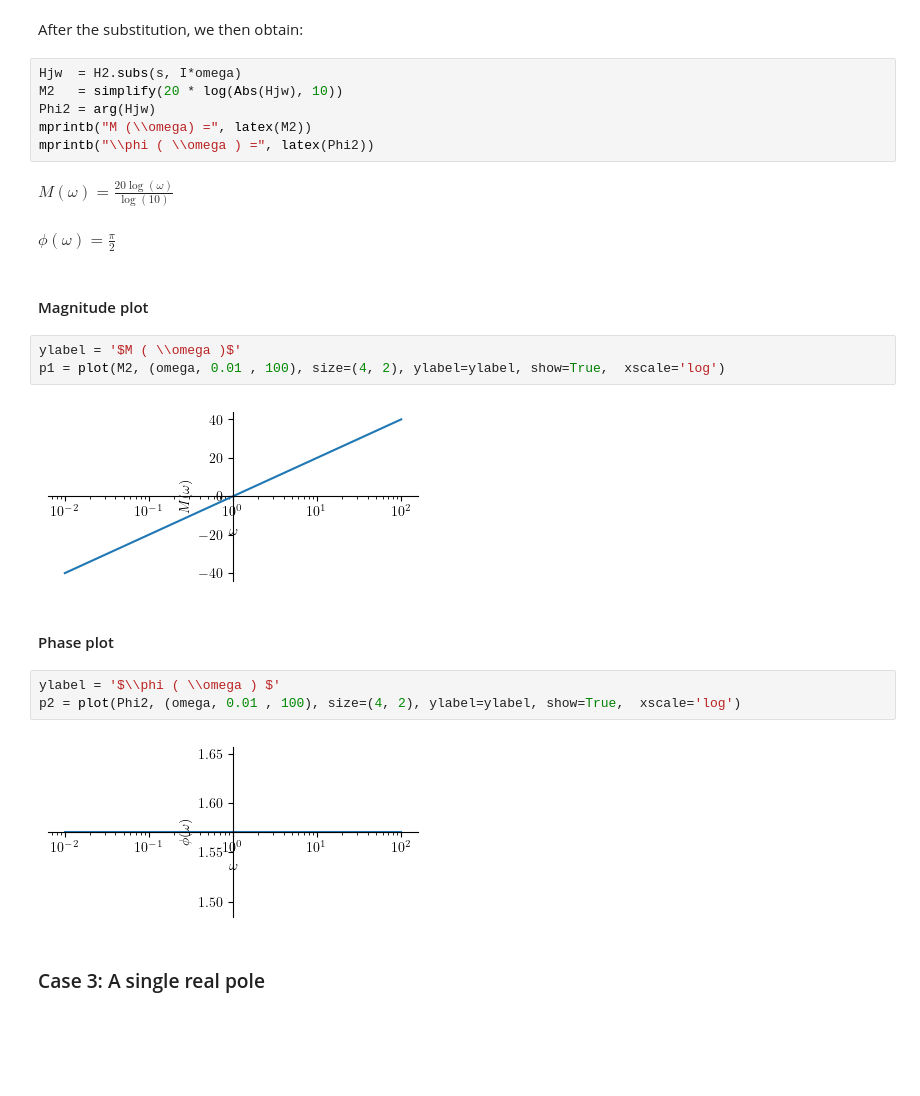
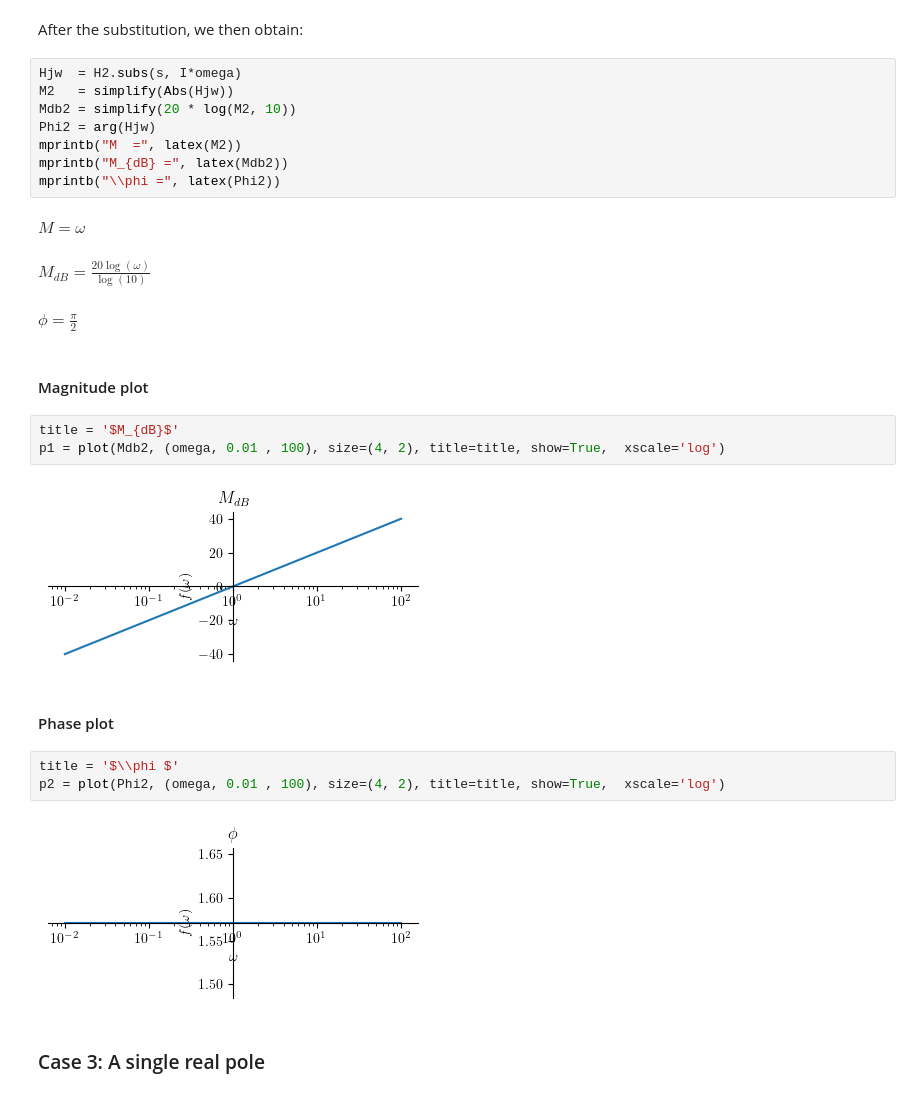
Before and after one commit to auralius/control-systems-with-sympy, a Jupyter notebook: _sources/bode-plot.ipynb, the cells around one changed output. Saved outputs shown, nothing was run; the diff lists cells and outputs as text; blank space fills up the shorter version.

```diff
--- a/_sources/bode-plot.ipynb
+++ b/_sources/bode-plot.ipynb
@@ -83,27 +87,30 @@ $\displaystyle H(s)=s$
 After the substitution, we then obtain:
 # %%
 Hjw  = H2.subs(s, I*omega)
-M2   = simplify(20 * log(Abs(Hjw), 10))
+M2   = simplify(Abs(Hjw))
+Mdb2 = simplify(20 * log(M2, 10))
 Phi2 = arg(Hjw)
-mprintb("M (\\omega) =", latex(M2))
-mprintb("\\phi ( \\omega ) =", latex(Phi2))
+mprintb("M  =", latex(M2))
+mprintb("M_{dB} =", latex(Mdb2))
+mprintb("\\phi =", latex(Phi2))
 # %% [output]
-$\displaystyle \boxed{M (\omega) =\frac{20 \log{\left(\omega \right)}}{\log{\left(10 \right)}}}$
+$\displaystyle \boxed{M  =\omega}$
-$\displaystyle \boxed{\phi ( \omega ) =\frac{\pi}{2}}$
+$\displaystyle \boxed{M_{dB} =\frac{20 \log{\left(\omega \right)}}{\log{\left(10 \right)}}}$
+$\displaystyle \boxed{\phi =\frac{\pi}{2}}$
 # %% [markdown]
 #### Magnitude plot
 # %%
-ylabel = '$M ( \\omega )$'
-p1 = plot(M2, (omega, 0.01 , 100), size=(4, 2), ylabel=ylabel, show=True,  xscale='log')
+title = '$M_{dB}$'
+p1 = plot(Mdb2, (omega, 0.01 , 100), size=(4, 2), title=title, show=True,  xscale='log')
 # %% [output]
-[figure, old version]
+[figure, new version]
 # %% [markdown]
 #### Phase plot
 # %%
-ylabel = '$\\phi ( \\omega ) $'
-p2 = plot(Phi2, (omega, 0.01 , 100), size=(4, 2), ylabel=ylabel, show=True,  xscale='log')
+title = '$\\phi $'
+p2 = plot(Phi2, (omega, 0.01 , 100), size=(4, 2), title=title, show=True,  xscale='log')
 # %% [output]
-[figure, old version]
+[figure, new version]
 # %% [markdown]
 ### Case 3: A single real pole
 # %%
```
Also changed, not shown: parts of 39 cells of this notebook, 11 other files.
